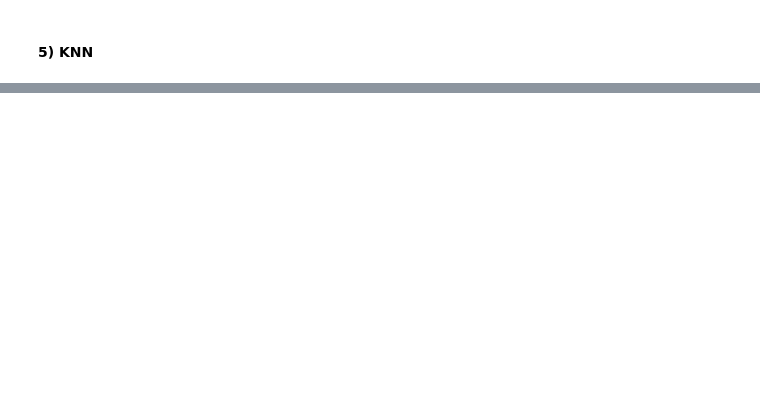
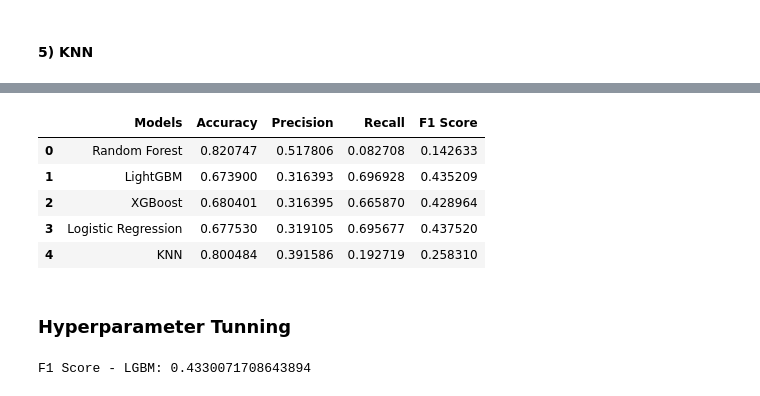
Before and after one commit to asenacak/customer-survivalAnalysis-cltv-segmentation, a Jupyter notebook: churn_prediction.ipynb, the cells around one changed output, grey strips where cells are left out. Saved outputs shown, nothing was run; the diff lists cells and outputs as text; code cells hidden in the pictures; blank space fills up the shorter version.

```diff
--- a/churn_prediction.ipynb
+++ b/churn_prediction.ipynb
@@ -547,0 +355,15 @@ Accuracy: 0.8251158784199516
+# %%
+def highlight_extremes(s):
+    return ['color: blue' if v == s.max() else 'color: red' if v == s.min() else '' for v in s]
+
+styled_result = models_result.style.apply(highlight_extremes, subset=['Accuracy', 'Precision', 'Recall', 'F1 Score'])
+styled_result
+# %% [output]
+|  | Models | Accuracy | Precision | Recall | F1 Score |
+| 0 | Random Forest | 0.820747 | 0.517806 | 0.082708 | 0.142633 |
+| 1 | LightGBM | 0.673900 | 0.316393 | 0.696928 | 0.435209 |
+| 2 | XGBoost | 0.680401 | 0.316395 | 0.665870 | 0.428964 |
+| 3 | Logistic Regression | 0.677530 | 0.319105 | 0.695677 | 0.437520 |
+| 4 | KNN | 0.800484 | 0.391586 | 0.192719 | 0.258310 |
+# %% [markdown]
+### Hyperparameter Tunning
@@ -547,0 +432,4 @@ Accuracy: 0.8251158784199516
+# %%
+print('F1 Score - LGBM:', f1_lgbm)
+# %% [output]
+F1 Score - LGBM: 0.4330071708643894
```
Also changed, not shown: parts of 63 cells of this notebook.
